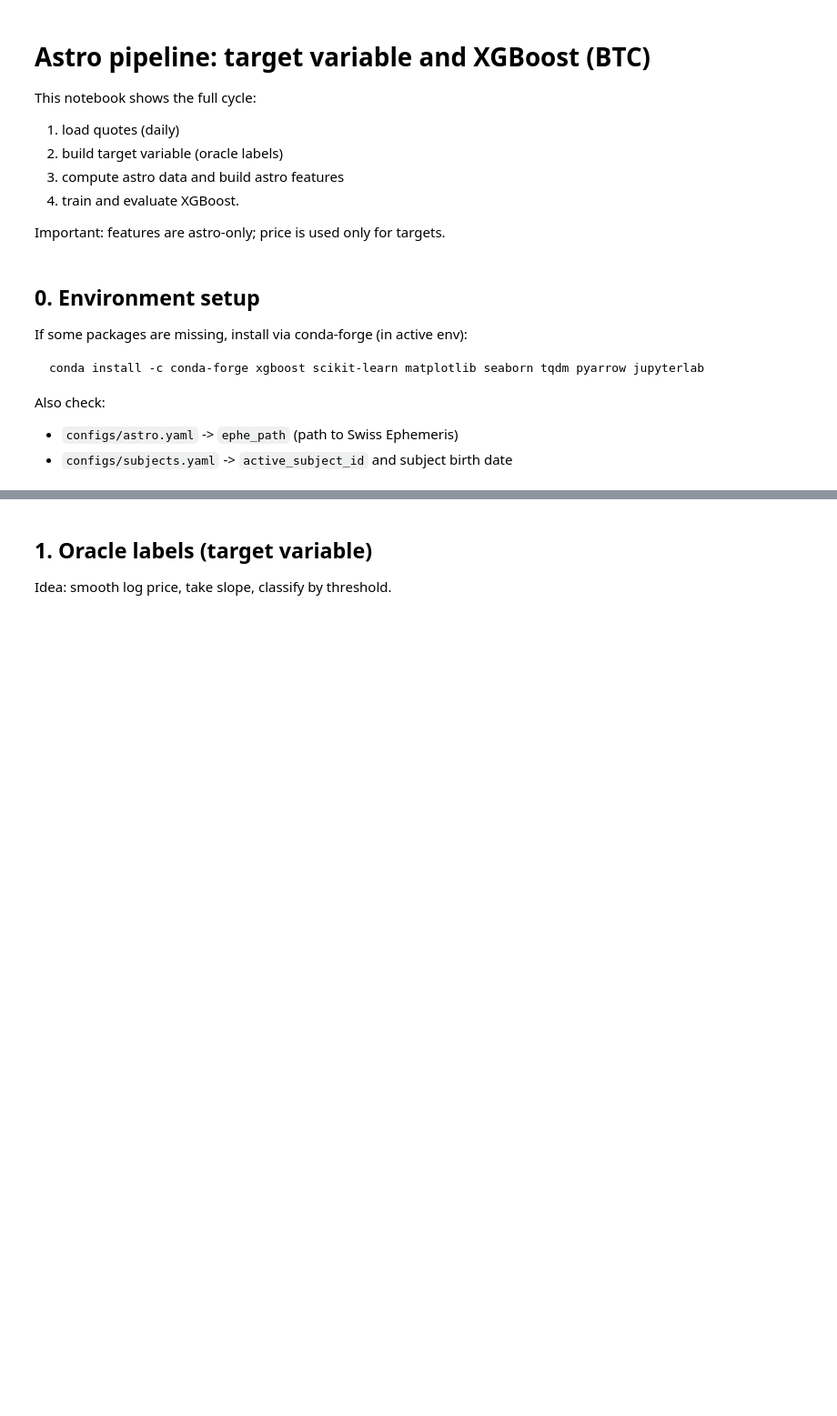
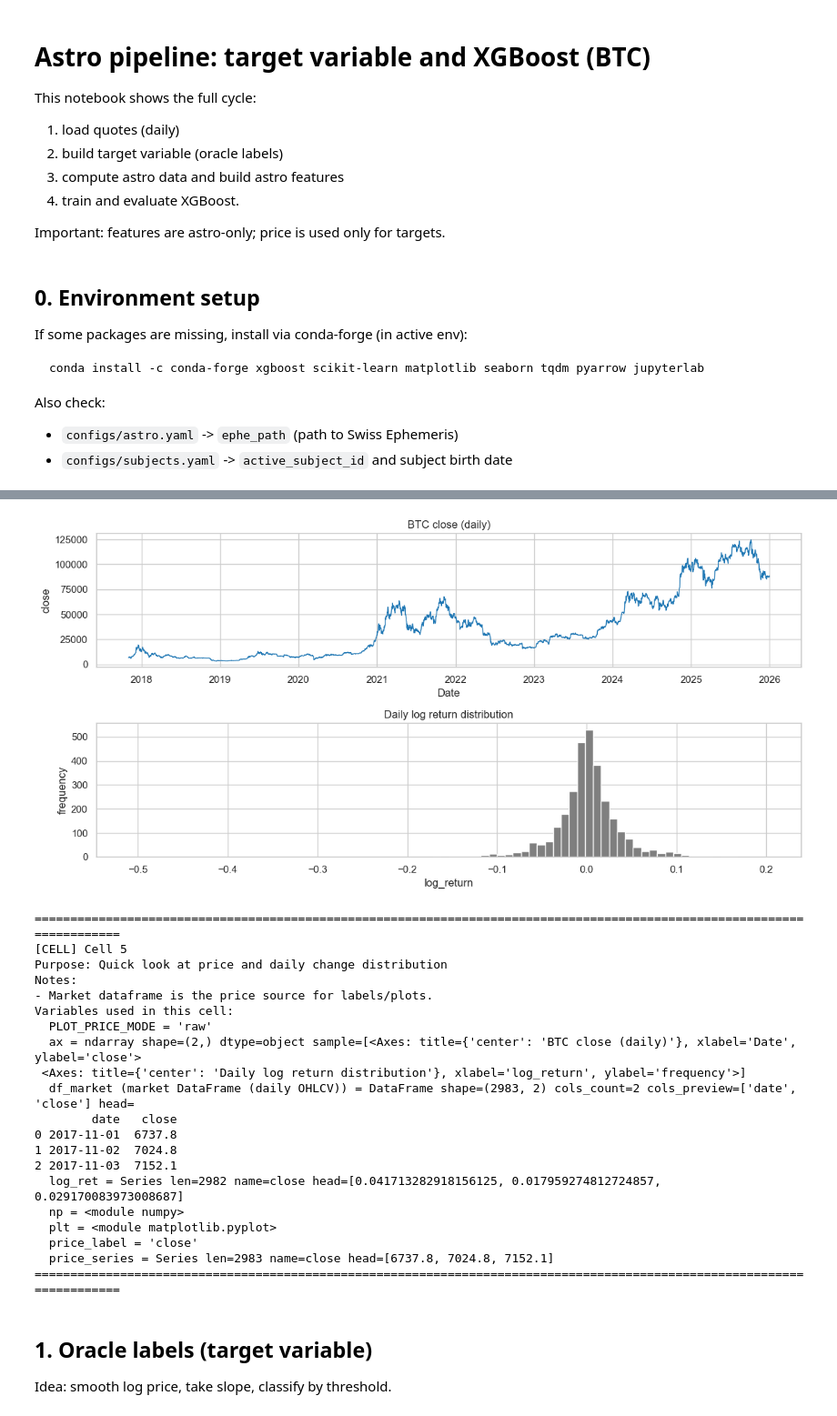
Before and after one commit to ramires666/astracle, a Jupyter notebook: notebooks/astro_xgboost_training.ipynb, the cells around one changed output, grey strips where cells are left out. Shown at 91% size. Saved outputs shown, nothing was run; the diff lists cells and outputs as text; code cells hidden in the pictures; blank space fills up the shorter version.

```diff
--- a/notebooks/astro_xgboost_training.ipynb
+++ b/notebooks/astro_xgboost_training.ipynb
@@ -137,24 +337,58 @@ print(f"PLOT_PRICE_MODE = {PLOT_PRICE_MODE}")
 # %%
+
 # Quick look at price and daily change distribution
 fig, ax = plt.subplots(2, 1, figsize=(12, 6), sharex=False)
 
 price_series = np.log(df_market['close']) if PLOT_PRICE_MODE == 'log' else df_market['close']
 price_label = 'log(close)' if PLOT_PRICE_MODE == 'log' else 'close'
 
 ax[0].plot(df_market['date'], price_series, color='tab:blue', linewidth=1)
 ax[0].set_title('BTC close (daily)')
 ax[0].set_xlabel('Date')
 ax[0].set_ylabel(price_label)
 
 # Log returns for a rough distribution check
 log_ret = np.log(df_market['close']).diff().dropna()
 ax[1].hist(log_ret, bins=80, color='tab:gray')
 ax[1].set_title('Daily log return distribution')
 ax[1].set_xlabel('log_return')
 ax[1].set_ylabel('frequency')
 
 plt.tight_layout()
 plt.show()
+
+
+
+
+trace_cell(
+    title='Cell 5',
+    purpose='Quick look at price and daily change distribution',
+    used_vars=['PLOT_PRICE_MODE', 'ax', 'df_market', 'log_ret', 'np', 'plt', 'price_label', 'price_series'],
+    notes=['Market dataframe is the price source for labels/plots.'],
+    show_missing=False,
+)
+# %% [output]
+[figure, added]
+========================================================================================================================
+[CELL] Cell 5
+Purpose: Quick look at price and daily change distribution
+Notes:
+- Market dataframe is the price source for labels/plots.
+Variables used in this cell:
+  PLOT_PRICE_MODE = 'raw'
+  ax = ndarray shape=(2,) dtype=object sample=[<Axes: title={'center': 'BTC close (daily)'}, xlabel='Date', ylabel='close'>
+ <Axes: title={'center': 'Daily log return distribution'}, xlabel='log_return', ylabel='frequency'>]
+  df_market (market DataFrame (daily OHLCV)) = DataFrame shape=(2983, 2) cols_count=2 cols_preview=['date', 'close'] head=
+        date   close
+0 2017-11-01  6737.8
+1 2017-11-02  7024.8
+2 2017-11-03  7152.1
+  log_ret = Series len=2982 name=close head=[0.041713282918156125, 0.017959274812724857, 0.029170083973008687]
+  np = <module numpy>
+  plt = <module matplotlib.pyplot>
+  price_label = 'close'
+  price_series = Series len=2983 name=close head=[6737.8, 7024.8, 7152.1]
+========================================================================================================================
 # %% [markdown]
 ## 1. Oracle labels (target variable)
 
```
Also changed, not shown: parts of 21 cells of this notebook, 51 other files.
